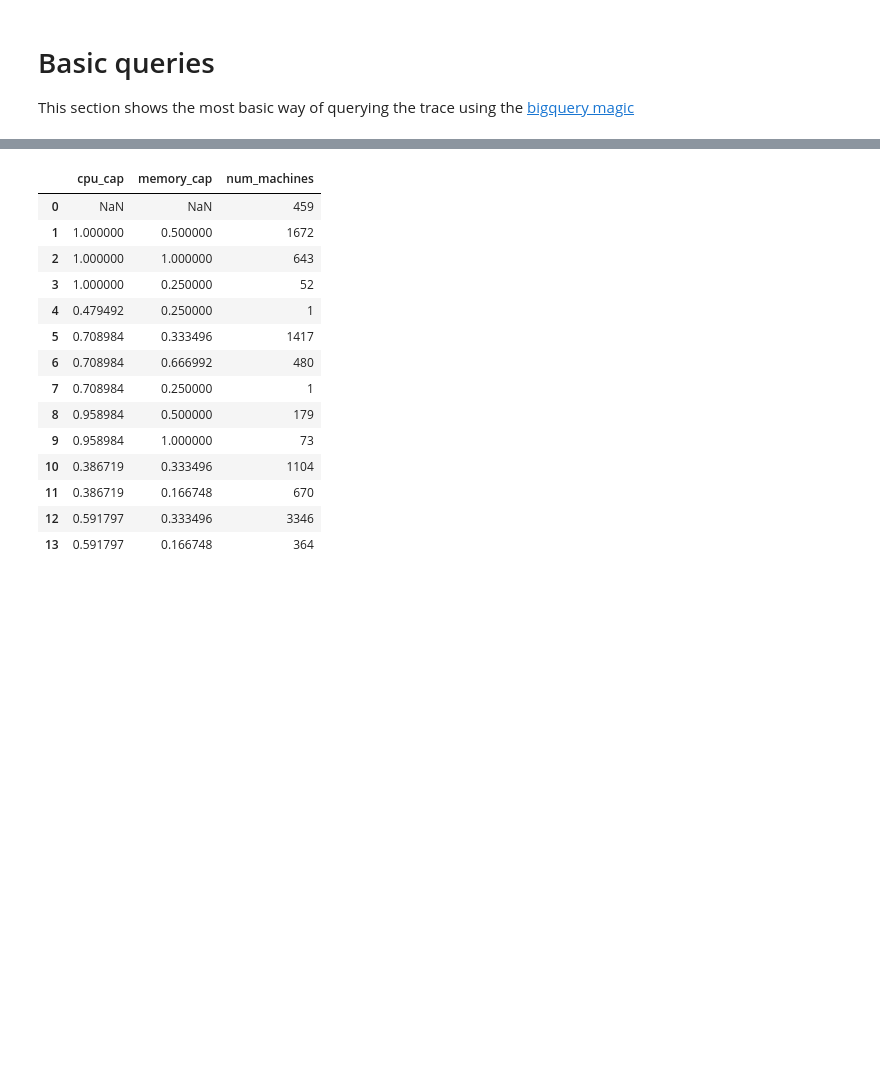
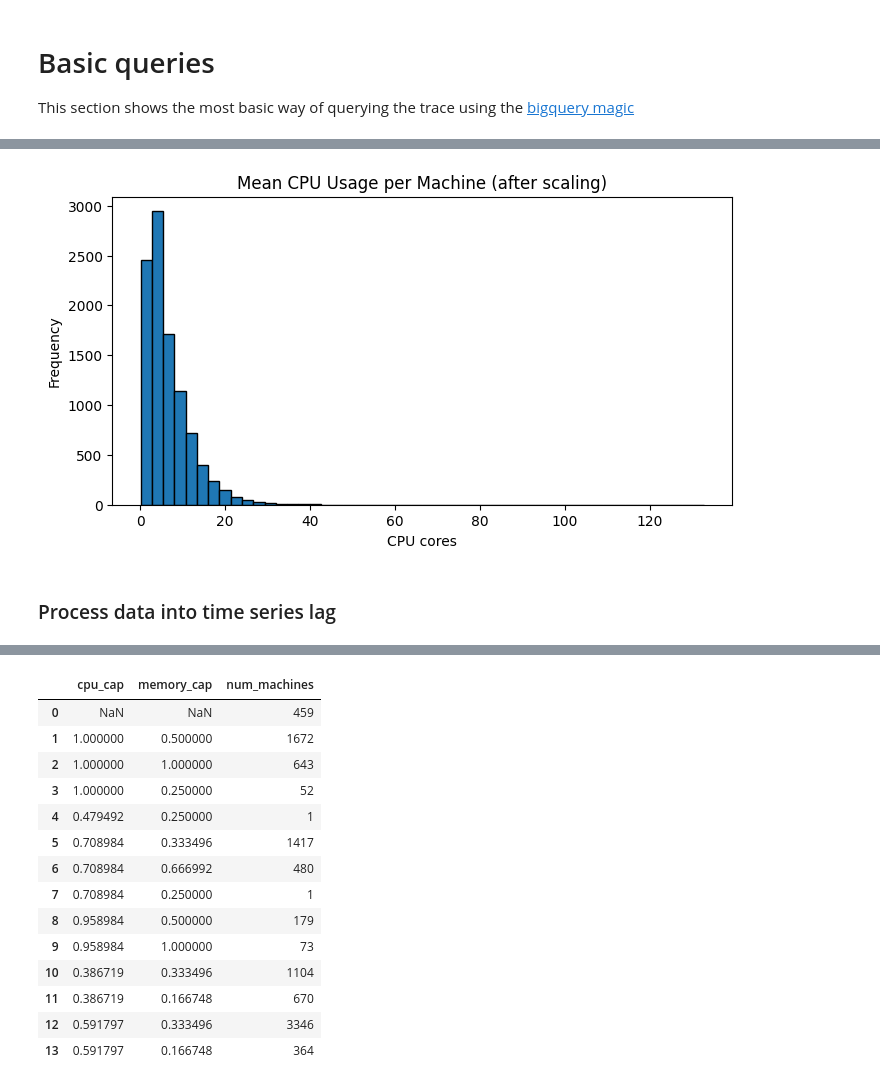
Before and after one commit to jessieou/google-cluster, a Jupyter notebook: clusterdata_analysis_colab.ipynb, the cells around one changed output, grey strips where cells are left out. Cells and saved outputs as stored; diff of their text form; code cells hidden in the pictures; blank space fills up the shorter version.

```diff
--- a/clusterdata_analysis_colab.ipynb
+++ b/clusterdata_analysis_colab.ipynb
@@ -74,0 +108,5 @@ Job ID: cd9c13d6-52d7-4adb-8e98-3af5d0d284e1
+# %%
+# the CPU usage appears to be normalized - likely stored CPU usage in 1/1000th of a CPU --> multiply by 1000 to convert to “core equivalents”
+ts_usage['cpu_usage'] = ts_usage['cpu_usage'] * 1000
+
+print(ts_usage['cpu_usage'].describe())
@@ -74,0 +123,11 @@ Job ID: cd9c13d6-52d7-4adb-8e98-3af5d0d284e1
+# %%
+machine_ts_check = (
+    ts_usage.groupby(['machine_id'])
+      .agg(total_cpu_usage=('cpu_usage', 'sum'),
+           mean_cpu_usage=('cpu_usage', 'mean'),
+           num_records=('cpu_usage', 'count'))
+      .reset_index()
+)
+
+print(machine_ts_check.head())
+print(machine_ts_check.describe())
@@ -74,0 +150,12 @@ Job ID: cd9c13d6-52d7-4adb-8e98-3af5d0d284e1
+# %%
+import matplotlib.pyplot as plt
+plt.figure(figsize=(8,4))
+plt.hist(machine_ts_check['mean_cpu_usage'], bins=50, edgecolor='k')
+plt.title("Mean CPU Usage per Machine (after scaling)")
+plt.xlabel("CPU cores")
+plt.ylabel("Frequency")
+plt.show()
+# %% [output]
+[figure, added]
+# %% [markdown]
+### Process data into time series lag
```
Also changed, not shown: parts of 21 cells of this notebook.
